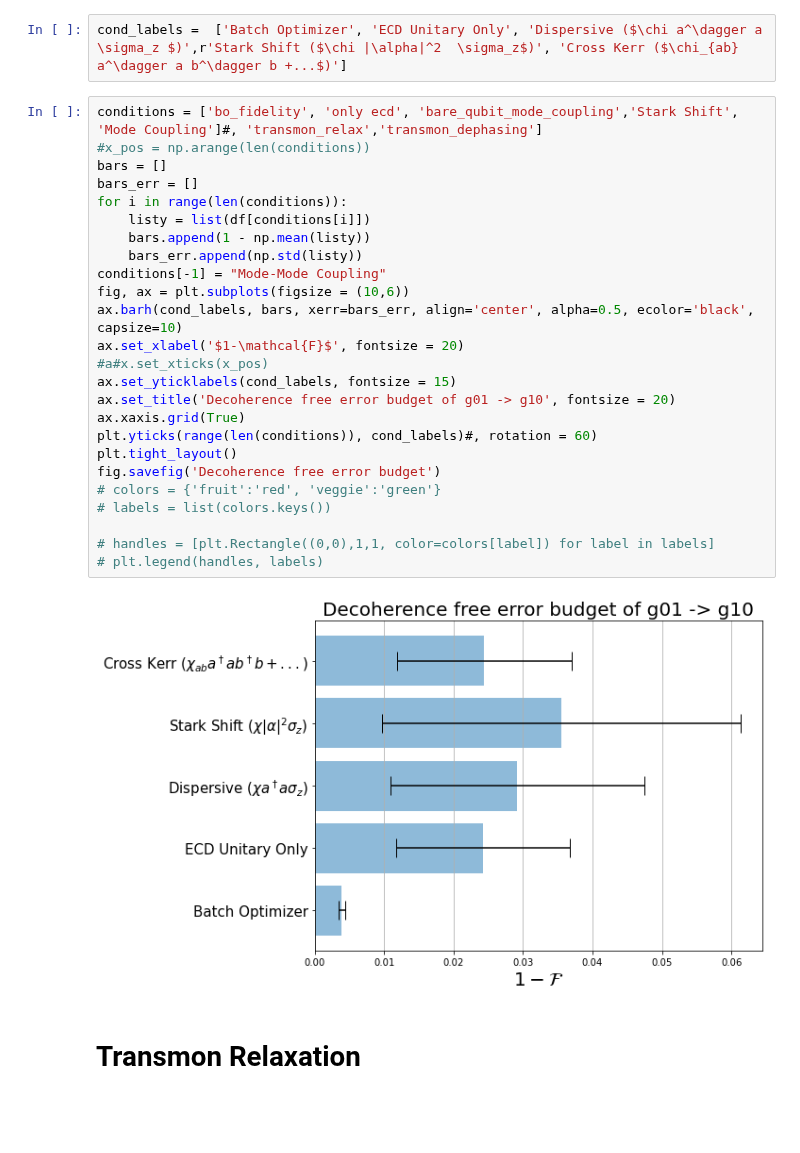
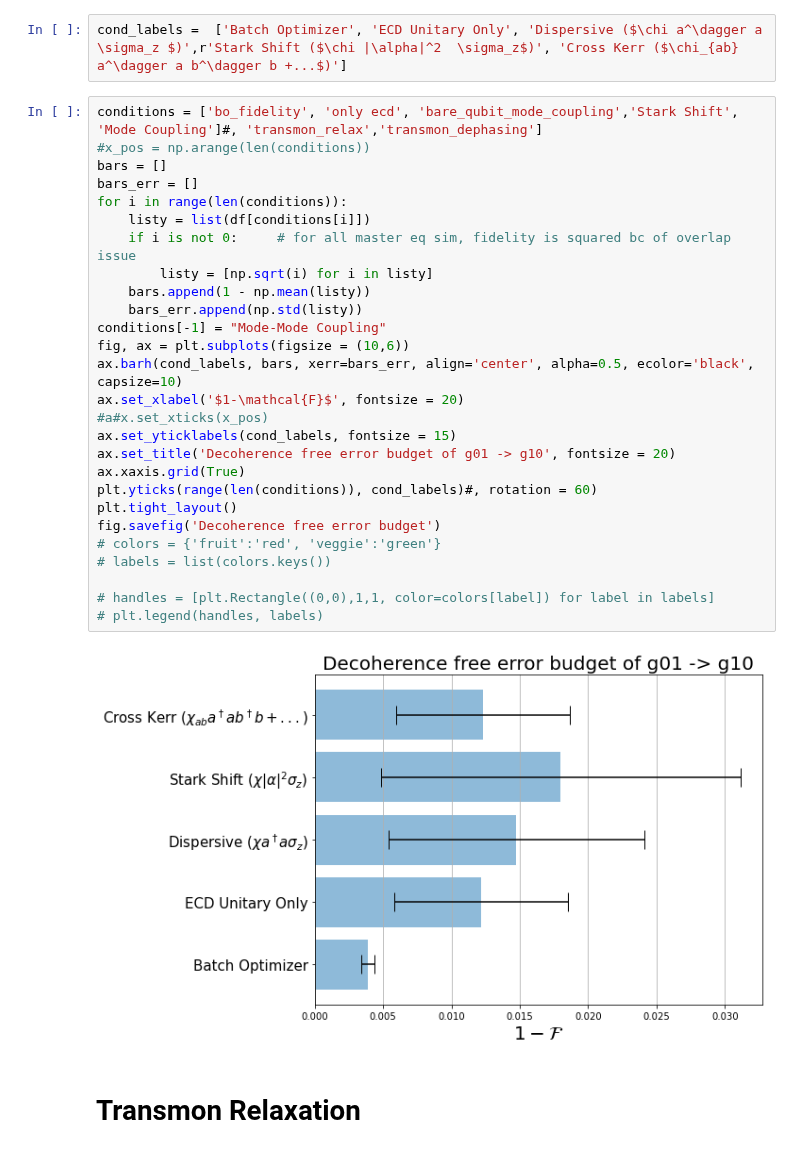
Before and after one commit to EeshGupta/Multimode-Conditional-Displacements, a Jupyter notebook: hpc_runs/two_mode_ecd/noise_sim_trans_relax_Aug1/Plotter.ipynb, the cells around one changed output. Saved outputs shown, nothing was run; the diff lists cells and outputs as text; blank space fills up the shorter version.

```diff
--- a/hpc_runs/two_mode_ecd/noise_sim_trans_relax_Aug1/Plotter.ipynb
+++ b/hpc_runs/two_mode_ecd/noise_sim_trans_relax_Aug1/Plotter.ipynb
@@ -77,30 +77,32 @@ cond_labels =  ['Batch Optimizer', 'ECD Unitary Only', 'Dispersive ($\chi a^\dag
 # %%
 conditions = ['bo_fidelity', 'only ecd', 'bare_qubit_mode_coupling','Stark Shift', 'Mode Coupling']#, 'transmon_relax','transmon_dephasing']
 #x_pos = np.arange(len(conditions))
 bars = []
 bars_err = []
 for i in range(len(conditions)):
     listy = list(df[conditions[i]])
+    if i is not 0:     # for all master eq sim, fidelity is squared bc of overlap issue
+        listy = [np.sqrt(i) for i in listy]
     bars.append(1 - np.mean(listy))
     bars_err.append(np.std(listy))
 conditions[-1] = "Mode-Mode Coupling"
 fig, ax = plt.subplots(figsize = (10,6))
 ax.barh(cond_labels, bars, xerr=bars_err, align='center', alpha=0.5, ecolor='black', capsize=10)
 ax.set_xlabel('$1-\mathcal{F}$', fontsize = 20)
 #a#x.set_xticks(x_pos)
 ax.set_yticklabels(cond_labels, fontsize = 15)
 ax.set_title('Decoherence free error budget of g01 -> g10', fontsize = 20)
 ax.xaxis.grid(True)
 plt.yticks(range(len(conditions)), cond_labels)#, rotation = 60)
 plt.tight_layout()
 fig.savefig('Decoherence free error budget')
 # colors = {'fruit':'red', 'veggie':'green'}
 # labels = list(colors.keys())
 
 # handles = [plt.Rectangle((0,0),1,1, color=colors[label]) for label in labels]
 # plt.legend(handles, labels)
 # %% [output]
-[figure, old version]
+[figure, new version]
 # %% [markdown]
 # Transmon Relaxation
 # %%
```
Also changed, not shown: parts of 3 cells of this notebook, 4 other files.
